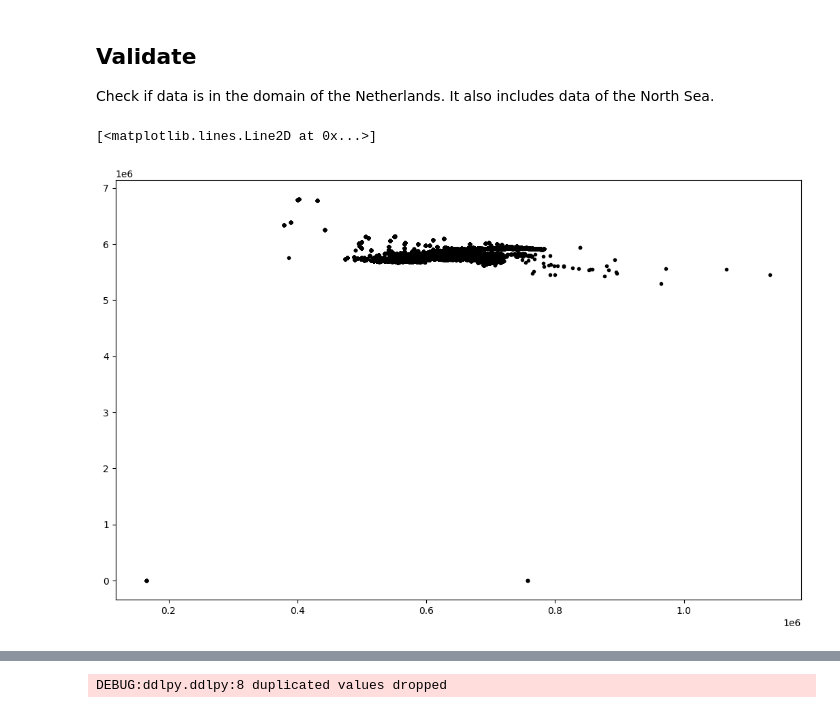
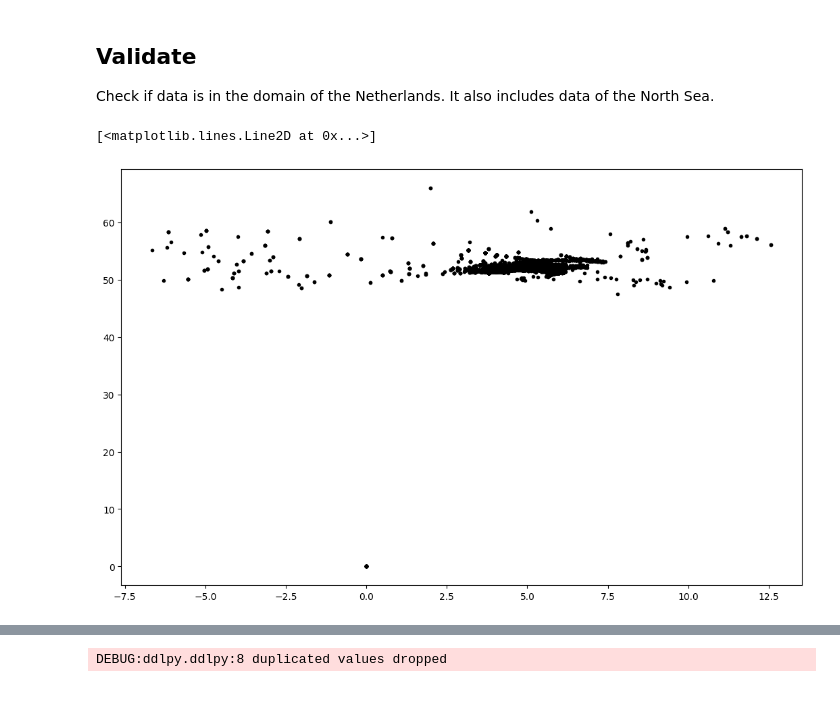
Before and after one commit to Deltares/ddlpy, a Jupyter notebook: docs/notebooks/measurements.ipynb, the cells around one changed output, grey strips where cells are left out. Cells and saved outputs as stored; diff of their text form; code cells hidden in the pictures.

```diff
--- a/docs/notebooks/measurements.ipynb
+++ b/docs/notebooks/measurements.ipynb
@@ -35,10 +36,10 @@ Check  if data is in the domain of the Netherlands. It also includes data of the
 # %%
 ## Create a spatial plot
 fig, ax = plt.subplots(figsize=(13, 8))
-ax.plot(locations.X, locations.Y, 'k.')
+ax.plot(locations.Lon, locations.Lat, 'k.')
 # %% [output]
 [<matplotlib.lines.Line2D at 0x...>]
-[figure, old version]
+[figure, new version]
 # %%
 # CHECK See what the data in the east is.
 # These is a reference river for water quality near Chernobyl.
```
Also changed, not shown: parts of 10 cells of this notebook, 2 other files.
